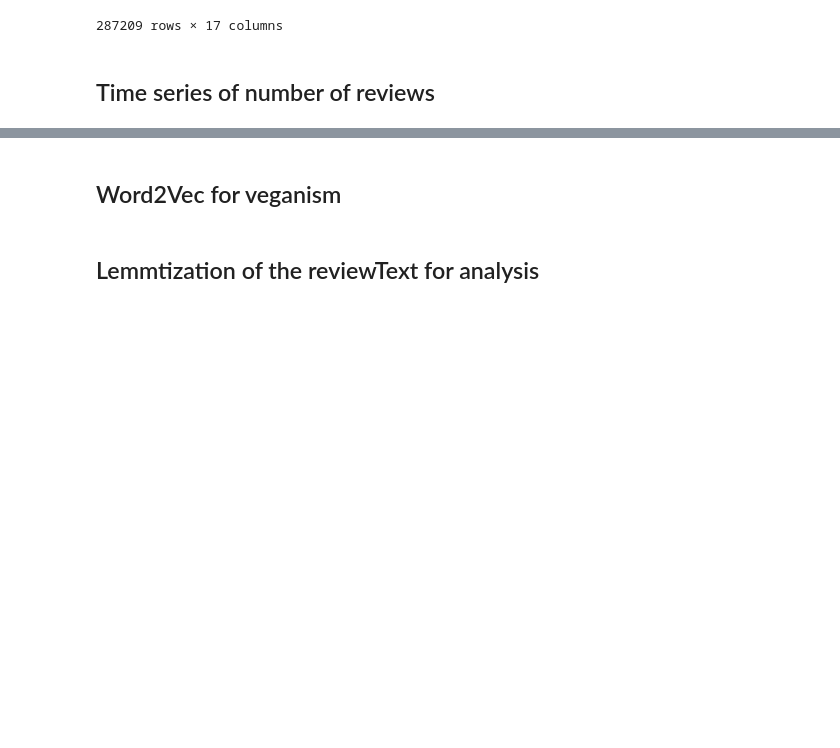
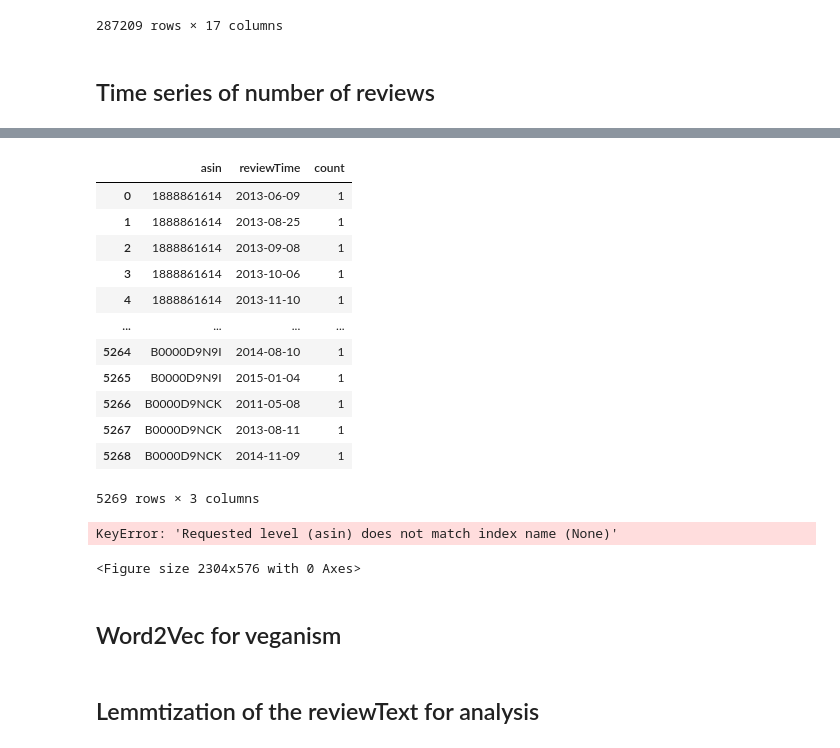
Before and after one commit to JulesssG/ADA-project, a Jupyter notebook: milestone_2.ipynb, the cells around one changed output, grey strips where cells are left out. Saved outputs shown, nothing was run; the diff lists cells and outputs as text; code cells hidden in the pictures; blank space fills up the shorter version.

```diff
--- a/milestone_2.ipynb
+++ b/milestone_2.ipynb
@@ -251,13 +275,28 @@ meta
 # %%
 r = reviews.loc[:10000]
 times = pd.DataFrame(r[['asin', 'reviewTime']].groupby(['asin', pd.Grouper(key='reviewTime', freq='W')]).size(), columns=['count'])
+times = times.groupby(['asin']).size()
 times = times.reset_index()
+times = times[]
 display(times)
 plt.figure(figsize=(32, 8))
-for asin in times.index.get_level_values('asin'):
-    plt.hist(times, bins=18*12, label=str(times.index[i]))
-
 plt.legend()
+# %% [output]
+|  | asin | reviewTime | count |
+| 0 | 1888861614 | 2013-06-09 | 1 |
+| 1 | 1888861614 | 2013-08-25 | 1 |
+| 2 | 1888861614 | 2013-09-08 | 1 |
+| 3 | 1888861614 | 2013-10-06 | 1 |
+| 4 | 1888861614 | 2013-11-10 | 1 |
+| ... | ... | ... | ... |
+| 5264 | B0000D9N9I | 2014-08-10 | 1 |
+| 5265 | B0000D9N9I | 2015-01-04 | 1 |
+| 5266 | B0000D9NCK | 2011-05-08 | 1 |
+| 5267 | B0000D9NCK | 2013-08-11 | 1 |
+| 5268 | B0000D9NCK | 2014-11-09 | 1 |
+5269 rows × 3 columns
+KeyError: 'Requested level (asin) does not match index name (None)'
+<Figure size 2304x576 with 0 Axes>
 # %% [markdown]
 ## Word2Vec for veganism
 # %%
```
Also changed, not shown: parts of 2 cells of this notebook.
